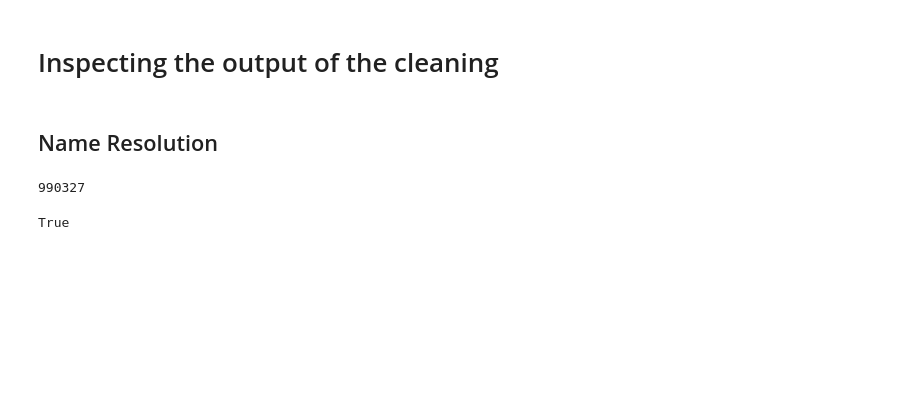
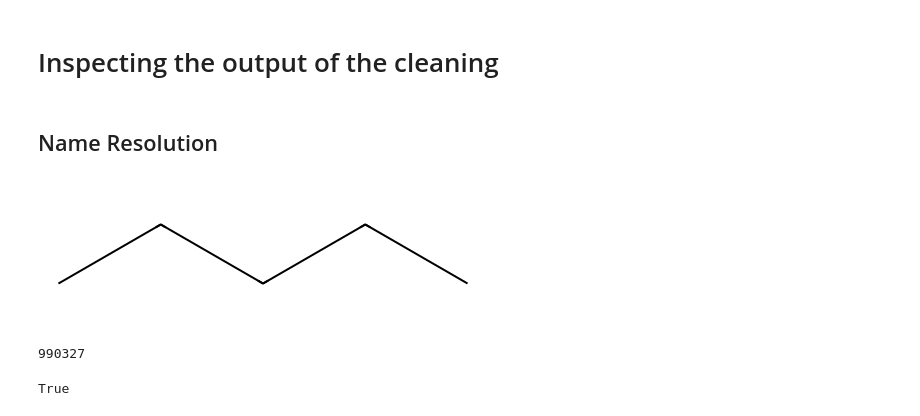
Before and after one commit to sustainable-processes/ORDerly, a Jupyter notebook: inspections.ipynb, the cells around one changed output. Cells and saved outputs as stored; diff of their text form; code cells hidden in the pictures; blank space fills up the shorter version.

```diff
--- a/inspections.ipynb
+++ b/inspections.ipynb
@@ -512,6 +532,13 @@ from collections import Counter
 import pickle
 import os
 from rdkit import Chem
+# %%
+from rdkit import Chem
+mol = Chem.MolFromSmiles('CCCCC')
+# %%
+mol
+# %% [output]
+[figure, added]
 # %%
 def merge_pickles_mol_names():
     #create one big list of all the pickled names
```
Also changed, not shown: parts of 6 cells of this notebook, 2 other files.
